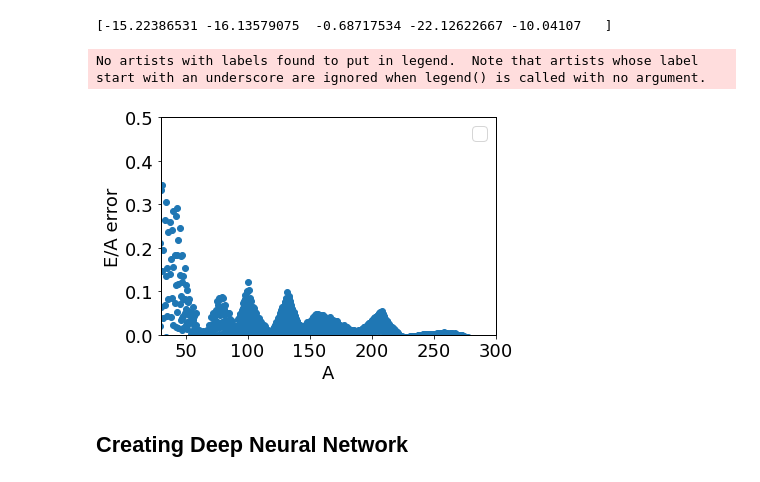
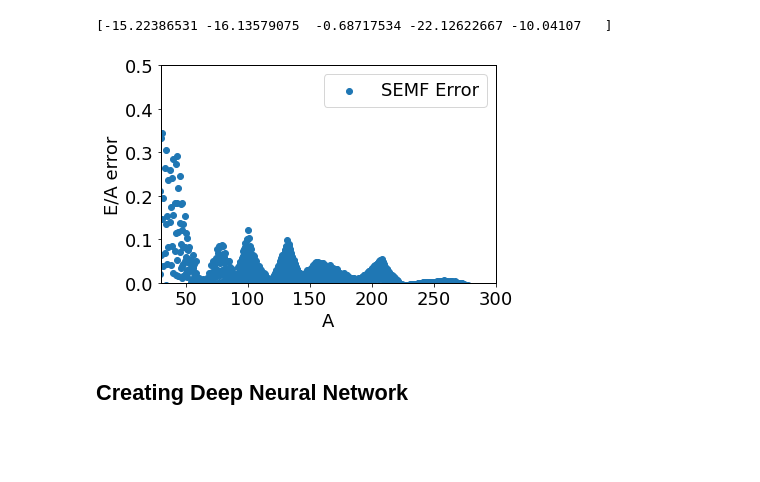
Before and after one commit to zbarvian/Mass-Learning, a Jupyter notebook: dnn_semf_discrepancy.ipynb, the cells around one changed output. Cells and saved outputs as stored; diff of their text form; code cells hidden in the pictures; blank space fills up the shorter version.

```diff
--- a/dnn_semf_discrepancy.ipynb
+++ b/dnn_semf_discrepancy.ipynb
@@ -71,18 +71,17 @@ print(params)
 # %%
 # Add SEMF predictions to dataset, plot comparison
 data['semf_E/A'] = (params[0]*data['A'] + params[1]*data['semf_surface'] + params[2]*data['semf_coulomb']
     + params[3]*data['semf_asymmetry'] + params[4]*data['semf_pairing'])/data['A']
 
-plt.scatter(data['A'], (data['semf_E/A'] - data['E/A']))
+plt.scatter(data['A'], (data['semf_E/A'] - data['E/A']), label='SEMF Error')
 plt.xlim(30, 300)
 plt.ylim(0, 0.5)
 plt.xlabel('A')
 plt.ylabel('E/A error')
 plt.legend()
 plt.show()
 # %% [output]
-No artists with labels found to put in legend.  Note that artists whose label start with an underscore are ignored when legend() is called with no argument.
-[figure, old version]
+[figure, new version]
 # %% [markdown]
 ## Creating Deep Neural Network
 # %%
```
